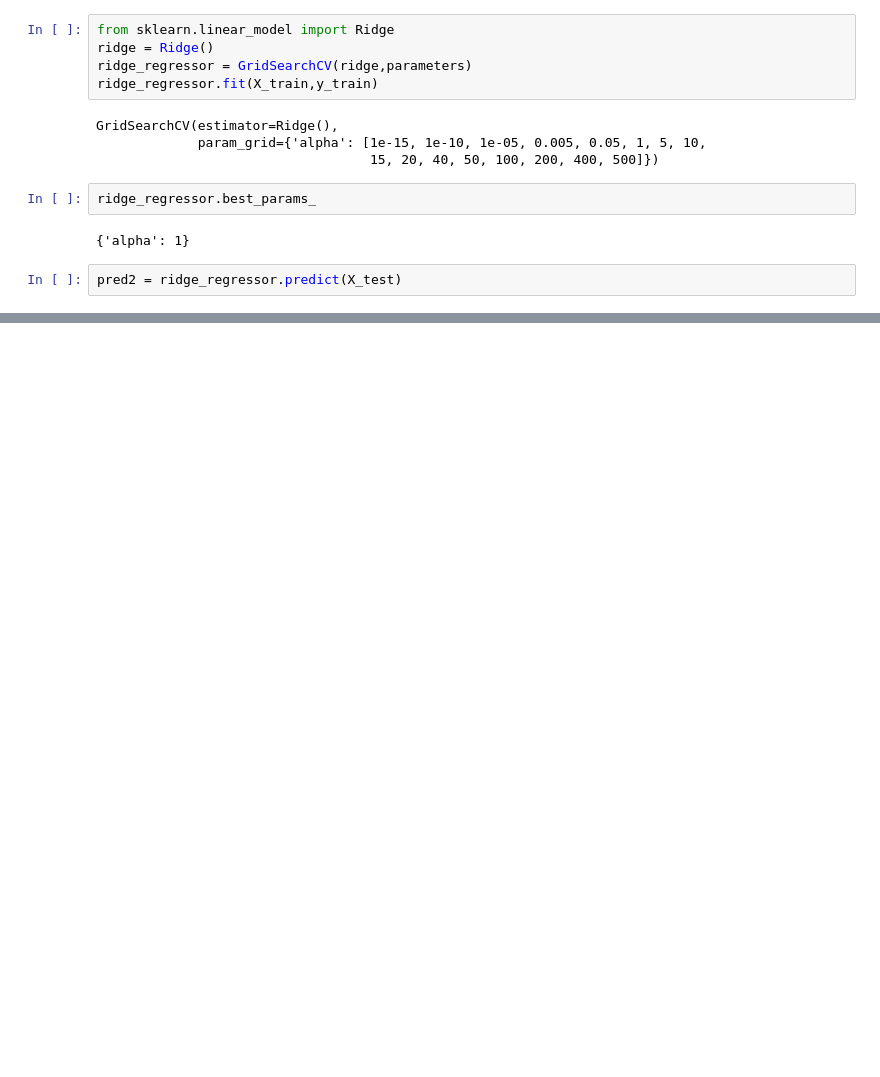
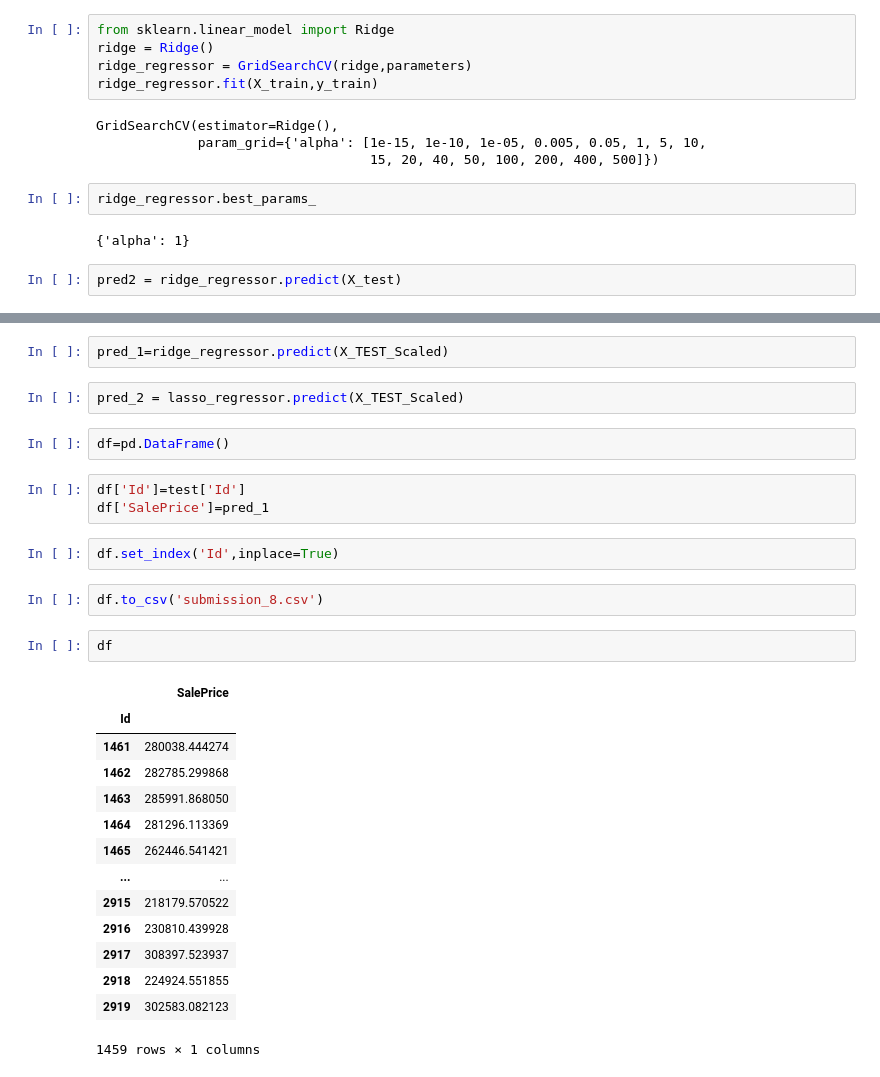
Before and after one commit to adupatil/Sale-price-predictor, a Jupyter notebook: Housing_prices.ipynb, the cells around one changed output, grey strips where cells are left out. Drawn from its saved outputs; the diff is of its cells as text; blank space fills up the shorter version.

Commit message:
predictions completed

```diff
--- a/Housing_prices.ipynb
+++ b/Housing_prices.ipynb
@@ -535,0 +684,30 @@ np.sqrt(mse(pred2,y_test))
+# %%
+pred_1=ridge_regressor.predict(X_TEST_Scaled)
+# %%
+pred_2 = lasso_regressor.predict(X_TEST_Scaled)
+# %%
+df=pd.DataFrame()
+# %%
+df['Id']=test['Id']
+df['SalePrice']=pred_1
+# %%
+df.set_index('Id',inplace=True)
+# %%
+df.to_csv('submission_8.csv')
+# %%
+df
+# %% [output]
+|  | SalePrice |
+| Id |  |
+| 1461 | 280038.444274 |
+| 1462 | 282785.299868 |
+| 1463 | 285991.868050 |
+| 1464 | 281296.113369 |
+| 1465 | 262446.541421 |
+| ... | ... |
+| 2915 | 218179.570522 |
+| 2916 | 230810.439928 |
+| 2917 | 308397.523937 |
+| 2918 | 224924.551855 |
+| 2919 | 302583.082123 |
+1459 rows × 1 columns
```
Also changed, not shown: parts of 33 cells of this notebook.
